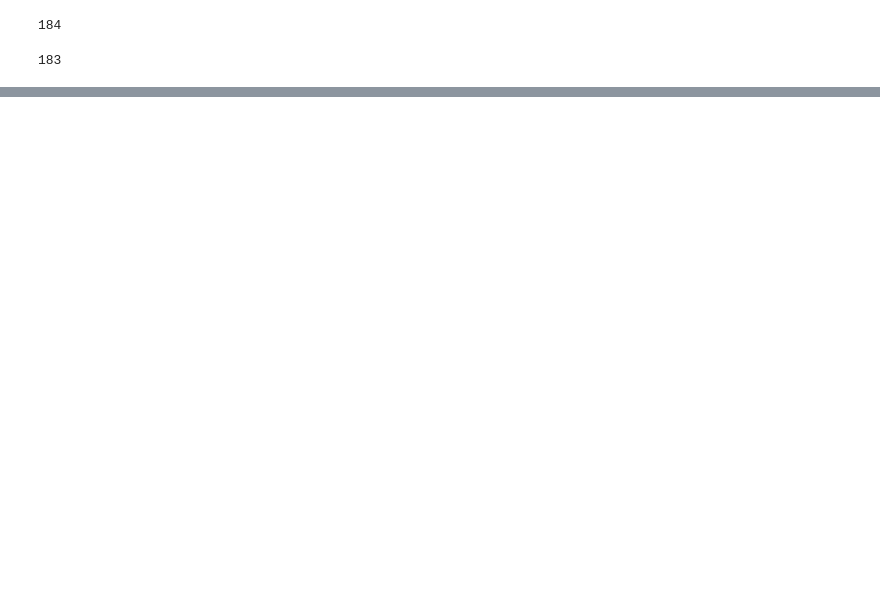
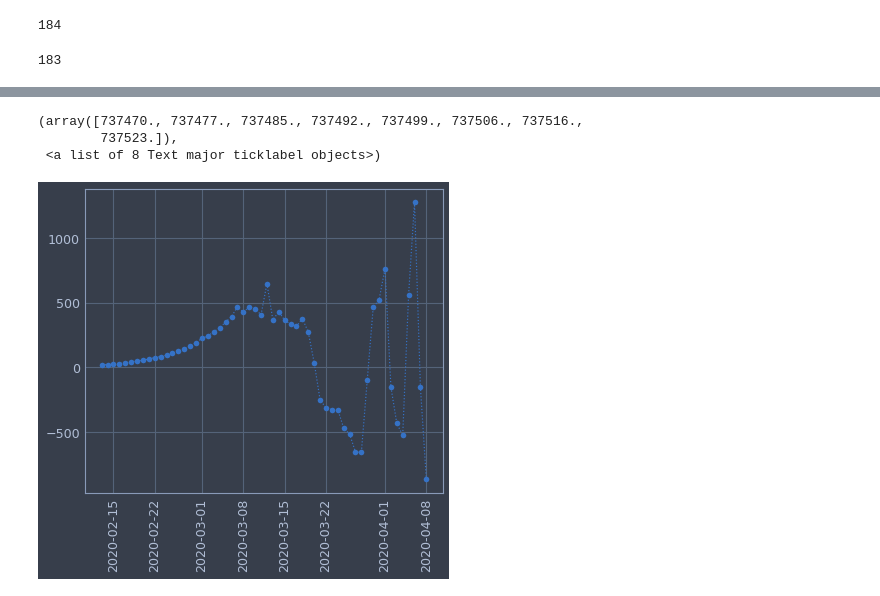
Before and after one commit to pcjedi/notebooks, a Jupyter notebook: corona.ipynb, the cells around one changed output, grey strips where cells are left out. Cells and saved outputs as stored; diff of their text form; code cells hidden in the pictures; blank space fills up the shorter version.

```diff
--- a/corona.ipynb
+++ b/corona.ipynb
@@ -208,3 +222,11 @@ plt.show()
+# %%
+plt.plot(df_exchina.index, y_fit - df_exchina.T.sum(), ":o")
+plt.xticks(rotation=90)
+# %% [output]
+(array([737470., 737477., 737485., 737492., 737499., 737506., 737516.,
+        737523.]),
+ <a list of 8 Text major ticklabel objects>)
+[figure, added]
 # %%
 x = []
 y_var = []
```
Also changed, not shown: parts of 19 cells of this notebook.
